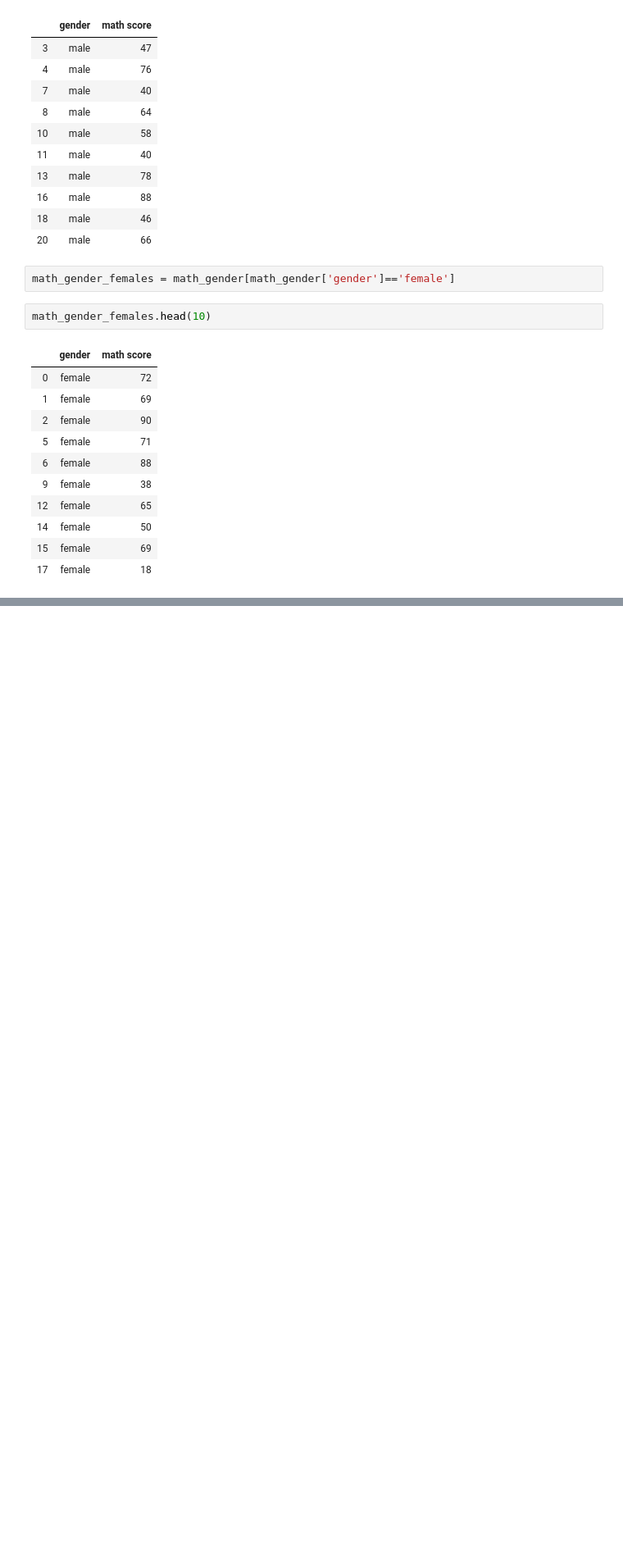
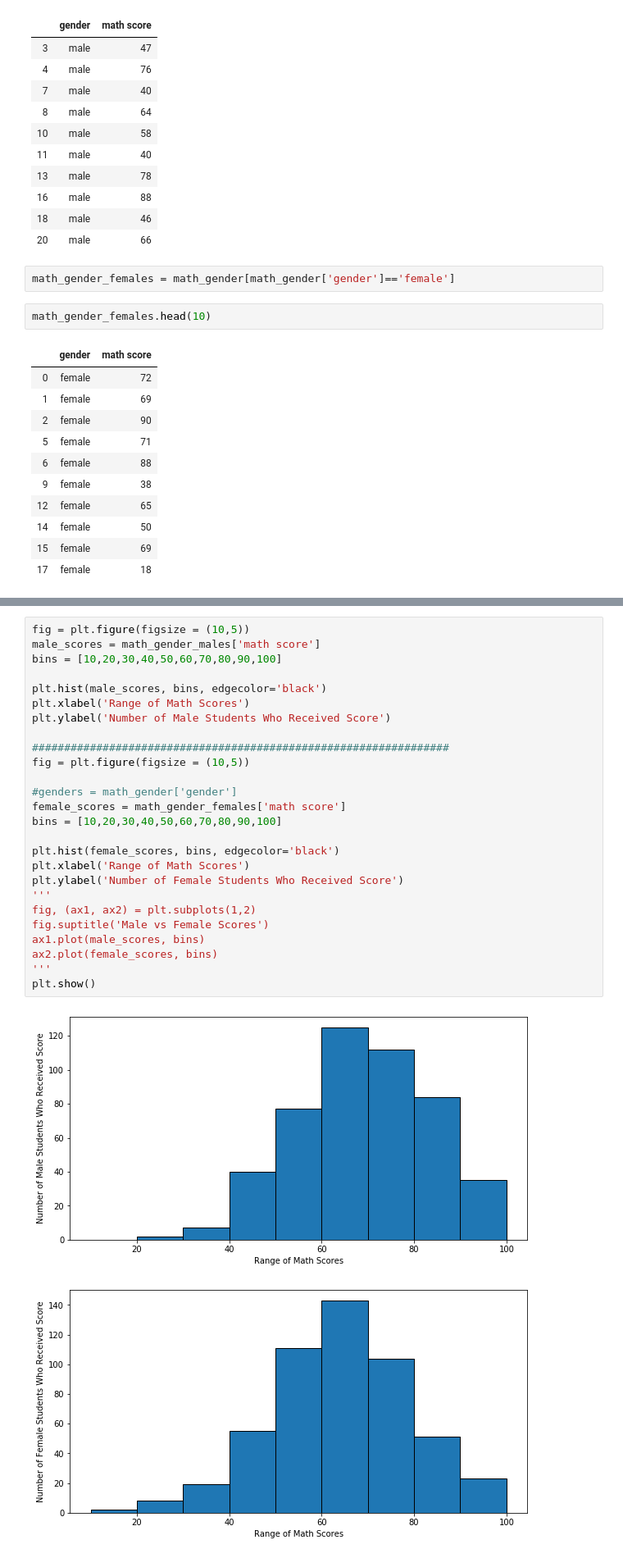
Before and after one commit to CS-4412-Data-Mining/student-exam-scores-predictions, a Jupyter notebook: Basic Visualizations.ipynb, the cells around one changed output, grey strips where cells are left out. Shown at 82% size. Saved outputs shown, nothing was run; the diff lists cells and outputs as text; blank space fills up the shorter version.

```diff
--- a/Basic Visualizations.ipynb
+++ b/Basic Visualizations.ipynb
@@ -67,0 +68,29 @@ math_gender_females.head(10)
+# %%
+fig = plt.figure(figsize = (10,5))
+male_scores = math_gender_males['math score']
+bins = [10,20,30,40,50,60,70,80,90,100]
+
+plt.hist(male_scores, bins, edgecolor='black')
+plt.xlabel('Range of Math Scores')
+plt.ylabel('Number of Male Students Who Received Score')
+
+#################################################################
+fig = plt.figure(figsize = (10,5))
+
+#genders = math_gender['gender']
+female_scores = math_gender_females['math score']
+bins = [10,20,30,40,50,60,70,80,90,100]
+
+plt.hist(female_scores, bins, edgecolor='black')
+plt.xlabel('Range of Math Scores')
+plt.ylabel('Number of Female Students Who Received Score')
+'''
+fig, (ax1, ax2) = plt.subplots(1,2)
+fig.suptitle('Male vs Female Scores')
+ax1.plot(male_scores, bins)
+ax2.plot(female_scores, bins)
+'''
+plt.show()
+# %% [output]
+[figure, added]
+[figure, added]
```
Also changed, not shown: parts of 88 cells of this notebook.
